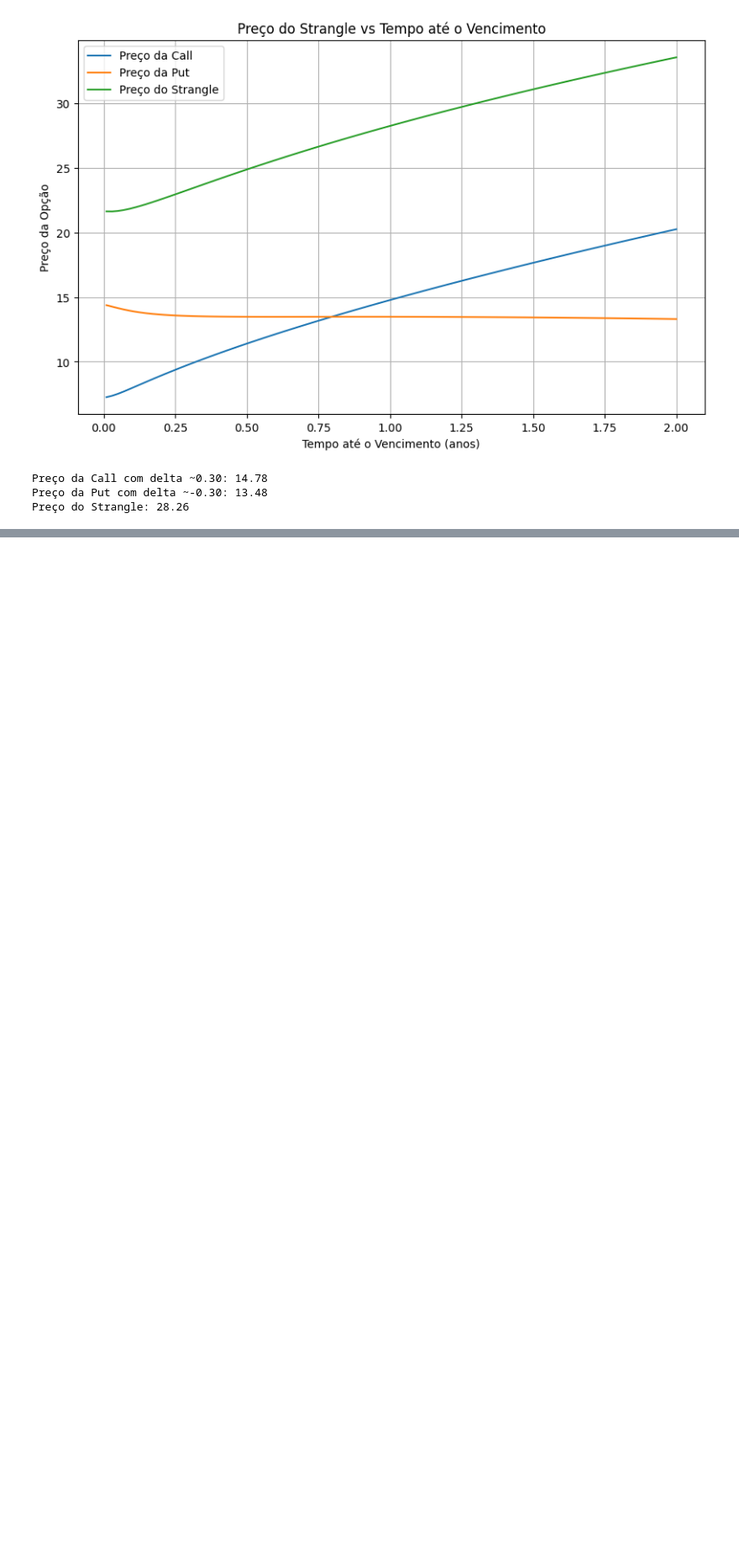
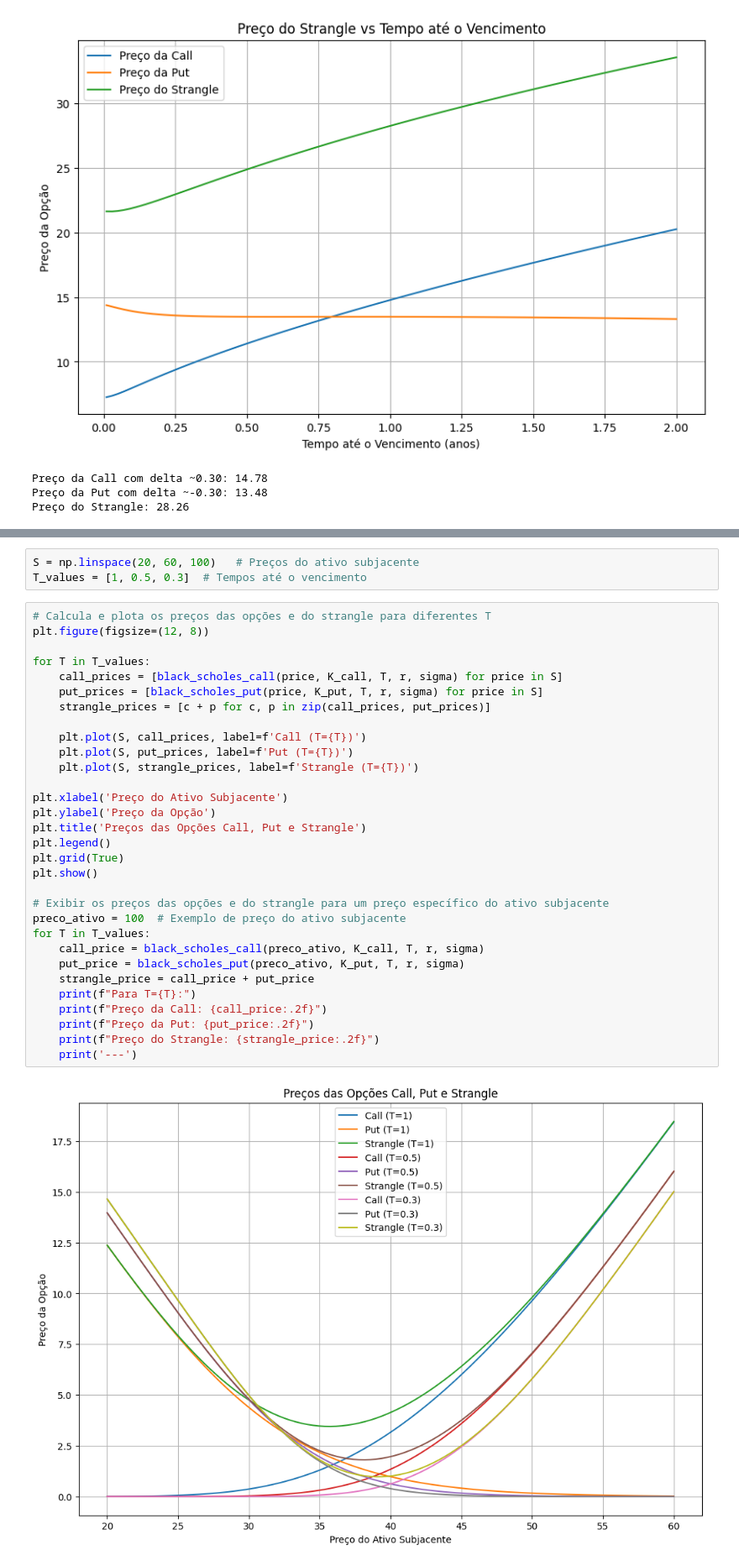
Before and after one commit to Felipe-Pinto/python_para_investimentos, a Jupyter notebook: Estudo Strangle.ipynb, the cells around one changed output, grey strips where cells are left out. Shown at 84% size. Cells and saved outputs as stored; diff of their text form; blank space fills up the shorter version.

```diff
--- a/Estudo Strangle.ipynb
+++ b/Estudo Strangle.ipynb
@@ -374,0 +376,36 @@ Preço do Strangle: 28.26
+# %%
+S = np.linspace(20, 60, 100)   # Preços do ativo subjacente
+T_values = [1, 0.5, 0.3]  # Tempos até o vencimento
+# %%
+# Calcula e plota os preços das opções e do strangle para diferentes T
+plt.figure(figsize=(12, 8))
+
+for T in T_values:
+    call_prices = [black_scholes_call(price, K_call, T, r, sigma) for price in S]
+    put_prices = [black_scholes_put(price, K_put, T, r, sigma) for price in S]
+    strangle_prices = [c + p for c, p in zip(call_prices, put_prices)]
+
+    plt.plot(S, call_prices, label=f'Call (T={T})')
+    plt.plot(S, put_prices, label=f'Put (T={T})')
+    plt.plot(S, strangle_prices, label=f'Strangle (T={T})')
+
+plt.xlabel('Preço do Ativo Subjacente')
+plt.ylabel('Preço da Opção')
+plt.title('Preços das Opções Call, Put e Strangle')
+plt.legend()
+plt.grid(True)
+plt.show()
+
+# Exibir os preços das opções e do strangle para um preço específico do ativo subjacente
+preco_ativo = 100  # Exemplo de preço do ativo subjacente
+for T in T_values:
+    call_price = black_scholes_call(preco_ativo, K_call, T, r, sigma)
+    put_price = black_scholes_put(preco_ativo, K_put, T, r, sigma)
+    strangle_price = call_price + put_price
+    print(f"Para T={T}:")
+    print(f"Preço da Call: {call_price:.2f}")
+    print(f"Preço da Put: {put_price:.2f}")
+    print(f"Preço do Strangle: {strangle_price:.2f}")
+    print('---')
+# %% [output]
+[figure, added]
```
Also changed, not shown: parts of 3 cells of this notebook.
